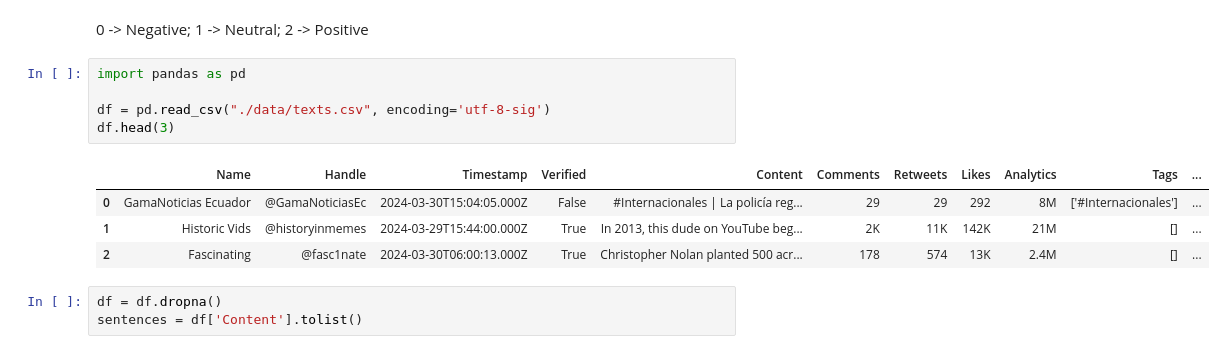
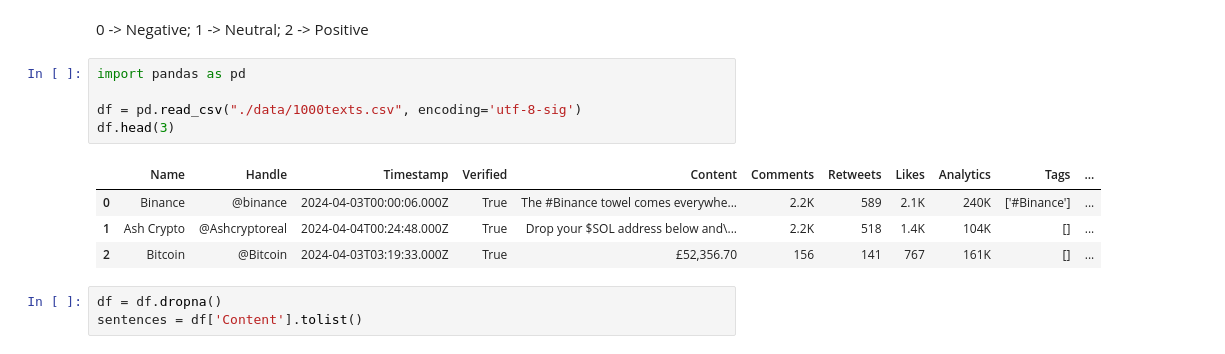
Before and after one commit to coachlivinglegend/PROG8245Project, a Jupyter notebook: 2.AnnotateData.ipynb, the cells around one changed output. Saved outputs shown, nothing was run; the diff lists cells and outputs as text.

Commit message:
labeled 1000data

```diff
--- a/2.AnnotateData.ipynb
+++ b/2.AnnotateData.ipynb
@@ -3,13 +3,13 @@
 # %%
 import pandas as pd
 
-df = pd.read_csv("./data/texts.csv", encoding='utf-8-sig')
+df = pd.read_csv("./data/1000texts.csv", encoding='utf-8-sig')
 df.head(3)
 # %% [output]
 |  | Name | Handle | Timestamp | Verified | Content | Comments | Retweets | Likes | Analytics | Tags | ... |
-| 0 | GamaNoticias Ecuador | @GamaNoticiasEc | 2024-03-30T15:04:05.000Z | False | #Internacionales | La policía reg... | 29 | 29 | 292 | 8M | ['#Internacionales'] | ... |
-| 1 | Historic Vids | @historyinmemes | 2024-03-29T15:44:00.000Z | True | In 2013, this dude on YouTube beg... | 2K | 11K | 142K | 21M | [] | ... |
-| 2 | Fascinating | @fasc1nate | 2024-03-30T06:00:13.000Z | True | Christopher Nolan planted 500 acr... | 178 | 574 | 13K | 2.4M | [] | ... |
+| 0 | Binance | @binance | 2024-04-03T00:00:06.000Z | True | The #Binance towel comes everywhe... | 2.2K | 589 | 2.1K | 240K | ['#Binance'] | ... |
+| 1 | Ash Crypto | @Ashcryptoreal | 2024-04-04T00:24:48.000Z | True | Drop your $SOL address below and\... | 2.2K | 518 | 1.4K | 104K | [] | ... |
+| 2 | Bitcoin | @Bitcoin | 2024-04-03T03:19:33.000Z | True | £52,356.70 | 156 | 141 | 767 | 161K | [] | ... |
 # %%
 df = df.dropna()
 sentences = df['Content'].tolist()
```
Also changed, not shown: parts of 3 cells of this notebook, 1 other file.
